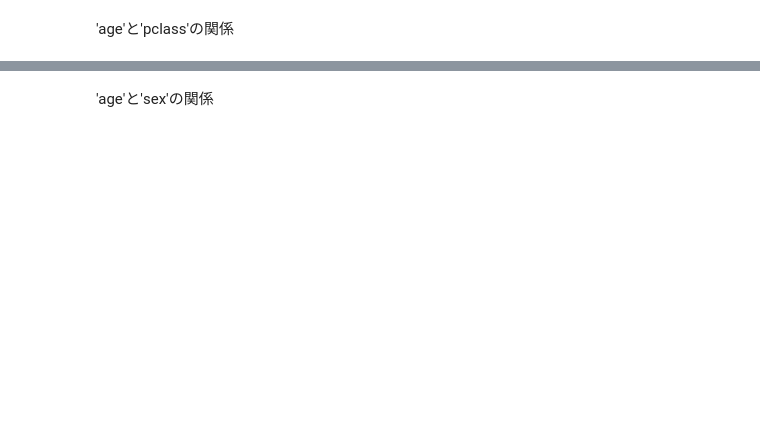
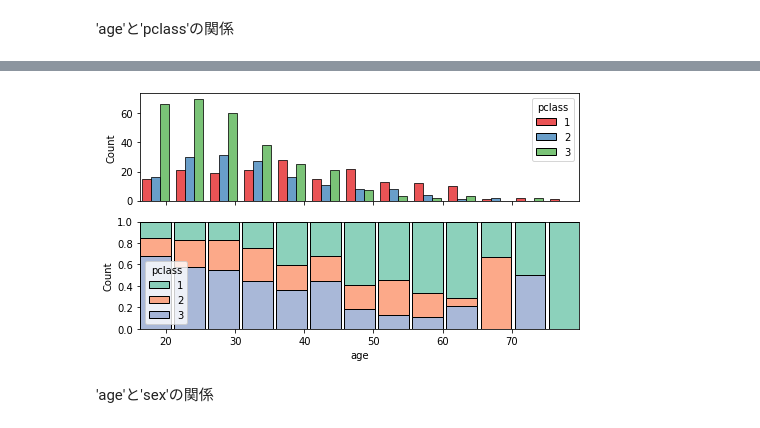
Before and after one commit to arata234/DataScience, a Jupyter notebook: pandas_practice/4_Categolical_plot.ipynb, the cells around one changed output, grey strips where cells are left out. Drawn from its saved outputs; the diff is of its cells as text; code cells hidden in the pictures; blank space fills up the shorter version.

```diff
--- a/pandas_practice/4_Categolical_plot.ipynb
+++ b/pandas_practice/4_Categolical_plot.ipynb
@@ -249,0 +383,10 @@ df.groupby("deck")["survived"].describe()
+# %%
+fig, ax = plt.subplots(2, 1, figsize=(7, 4), tight_layout=True, sharex=True)
+sns.histplot(data=df_adult, x="age", bins=13, hue="pclass",
+             palette='Set1', multiple="dodge", shrink=0.8, ax=ax[0])
+sns.histplot(data=df_adult, x="age", bins=13, hue="pclass",
+             palette='Set2', multiple="fill", shrink=0.9, ax=ax[1])
+
+plt.show()
+# %% [output]
+[figure, added]
```
Also changed, not shown: parts of 37 cells of this notebook.
